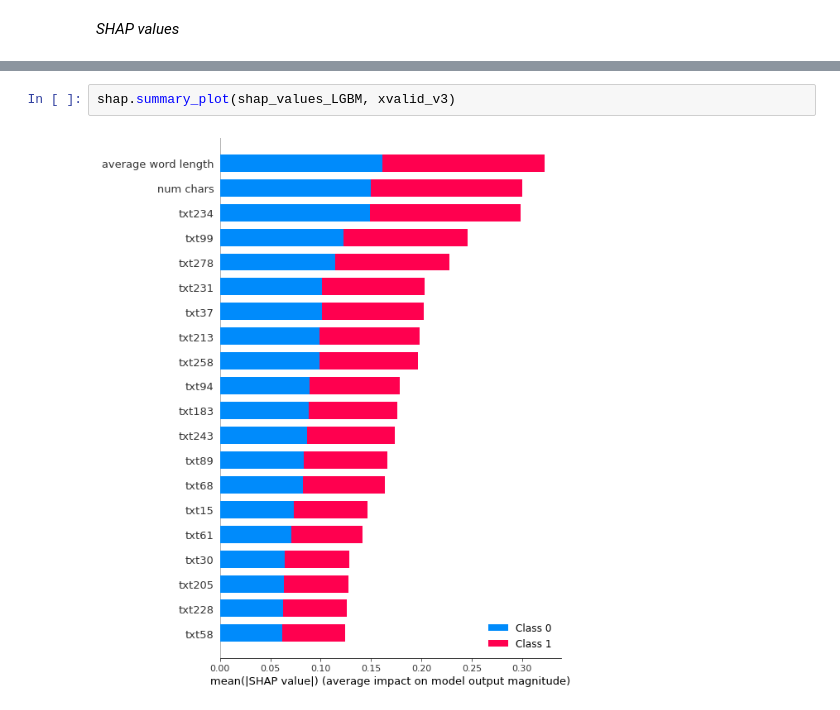
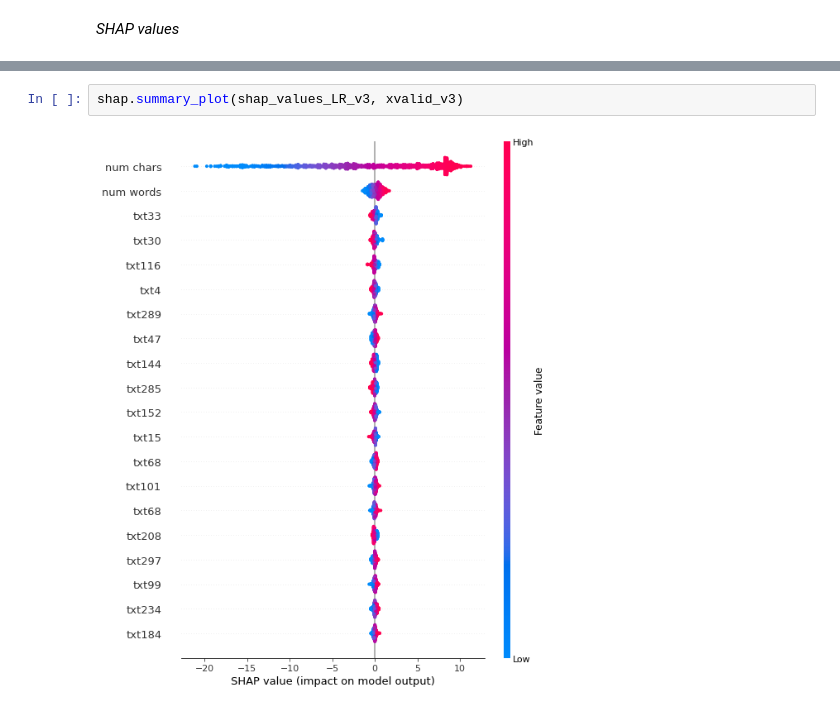
Before and after one commit to raissalohanna/DataLab-FinalProject, a Jupyter notebook: NLP_Tweet_Disaster.ipynb, the cells around one changed output, grey strips where cells are left out. Cells and saved outputs as stored; diff of their text form.

```diff
--- a/NLP_Tweet_Disaster.ipynb
+++ b/NLP_Tweet_Disaster.ipynb
@@ -1684,4 +1748,4 @@ LightGBM binary classifier with TreeExplainer shap values output has changed to
 # %%
-shap.summary_plot(shap_values_LGBM, xvalid_v3)
+shap.summary_plot(shap_values_LR_v3, xvalid_v3)
 # %% [output]
-[figure, old version]
+[figure, new version]
```
Also changed, not shown: parts of 31 cells of this notebook.
